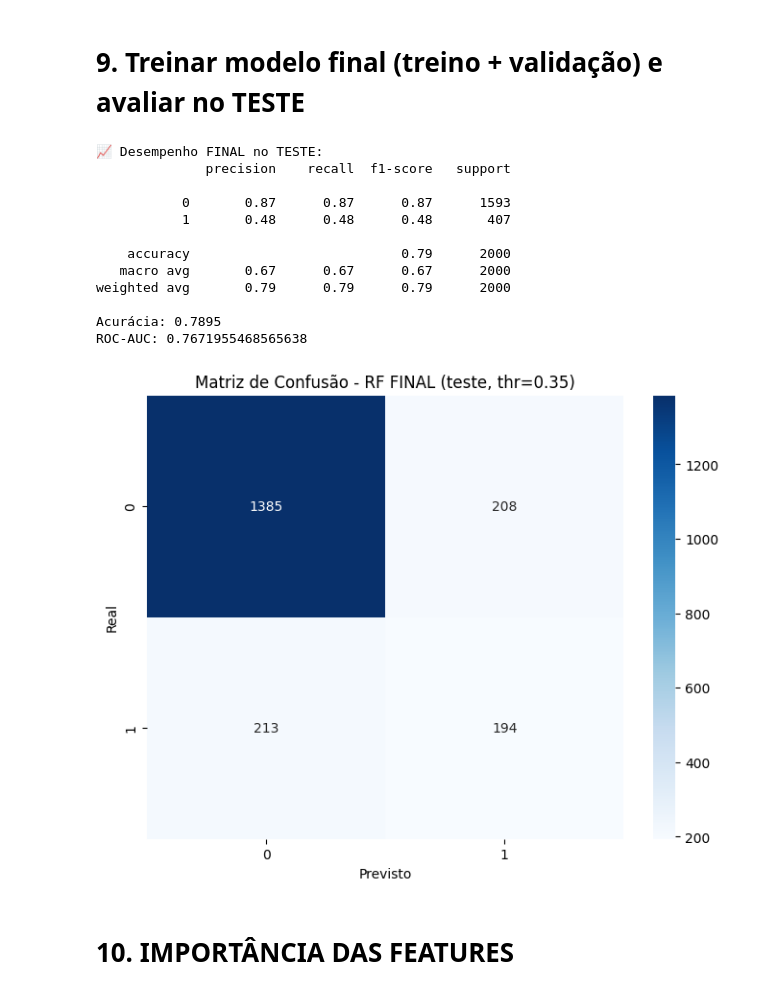
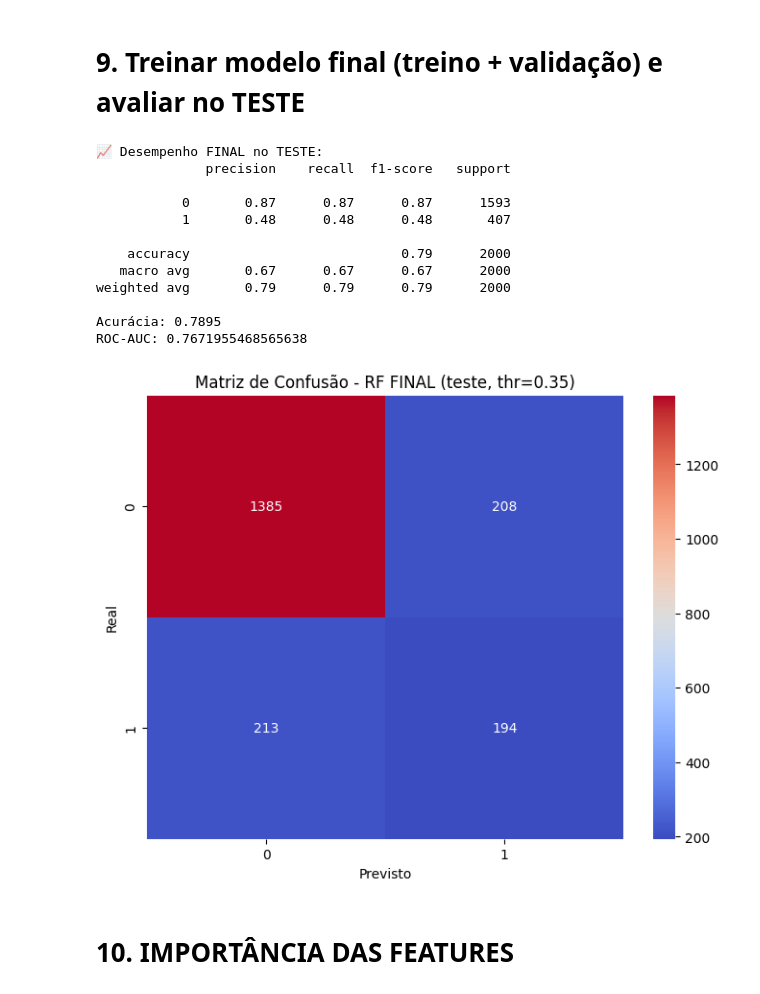
Before and after one commit to mauricioliveir/churn-api, a Jupyter notebook: notebooks/Churn_Hackathon.ipynb, the cells around one changed output. Drawn from its saved outputs; the diff is of its cells as text; code cells hidden in the pictures.

```diff
--- a/notebooks/Churn_Hackathon.ipynb
+++ b/notebooks/Churn_Hackathon.ipynb
@@ -311,35 +293,35 @@ rf_final = RandomForestClassifier(
 )
 rf_final.fit(X_train_full_scaled, y_train_full)
 
 y_test_proba = rf_final.predict_proba(X_test_scaled)[:, 1]
 y_test_pred = (y_test_proba >= threshold).astype(int)
 
 print("\n📈 Desempenho FINAL no TESTE:")
 print(classification_report(y_test, y_test_pred))
 print("Acurácia:", accuracy_score(y_test, y_test_pred))
 print("ROC-AUC:", roc_auc_score(y_test, y_test_proba))
 
 cm_test = confusion_matrix(y_test, y_test_pred)
 plt.figure(figsize=(8, 6))
-sns.heatmap(cm_test, annot=True, fmt='d', cmap='Blues')
+sns.heatmap(cm_test, annot=True, fmt='d', cmap='coolwarm')
 plt.title(f'Matriz de Confusão - RF FINAL (teste, thr={threshold})')
 plt.ylabel('Real')
 plt.xlabel('Previsto')
 plt.show()
 # %% [output]
 📈 Desempenho FINAL no TESTE:
               precision    recall  f1-score   support
 
            0       0.87      0.87      0.87      1593
            1       0.48      0.48      0.48       407
 
     accuracy                           0.79      2000
    macro avg       0.67      0.67      0.67      2000
 weighted avg       0.79      0.79      0.79      2000
 
 Acurácia: 0.7895
 ROC-AUC: 0.7671955468565638
-[figure, old version]
+[figure, new version]
 # %% [markdown]
 # 10. IMPORTÂNCIA DAS FEATURES
 # %%
```
Also changed, not shown: parts of 5 cells of this notebook, 5 other files.
